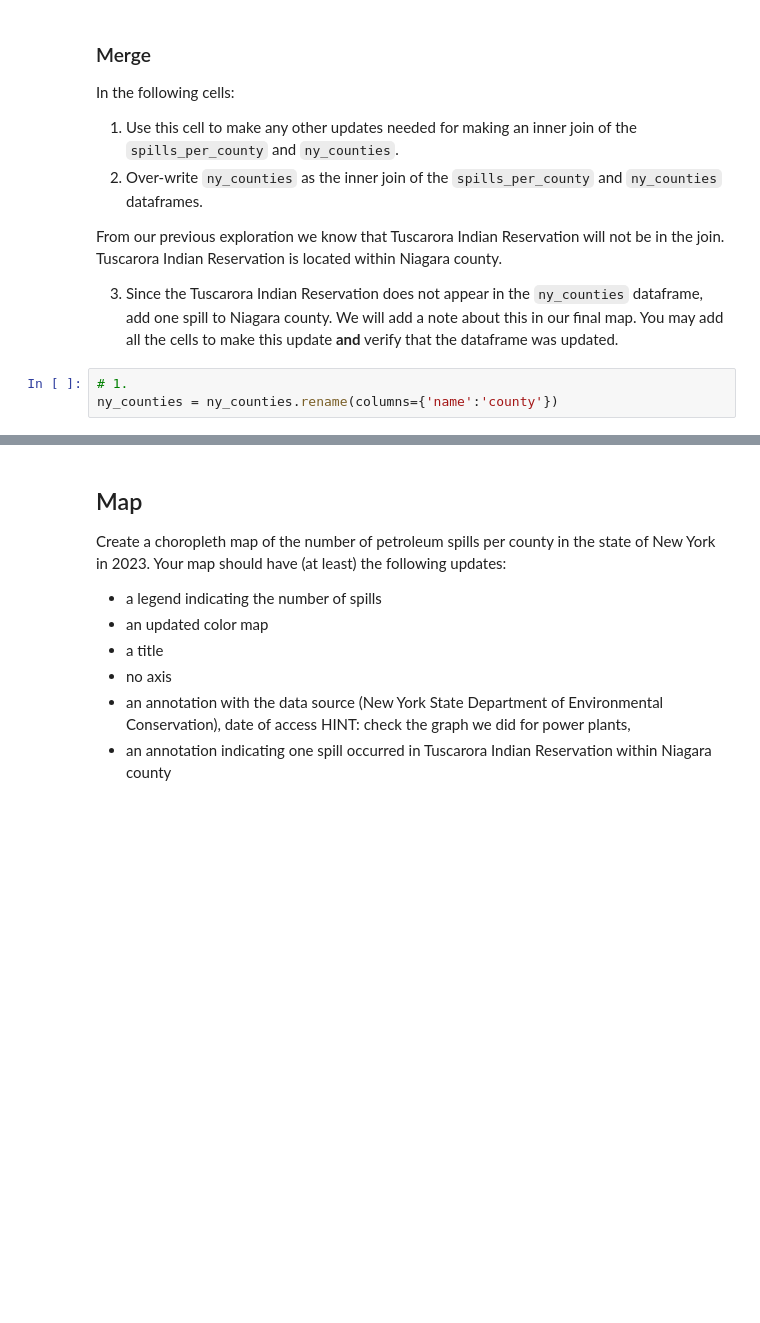
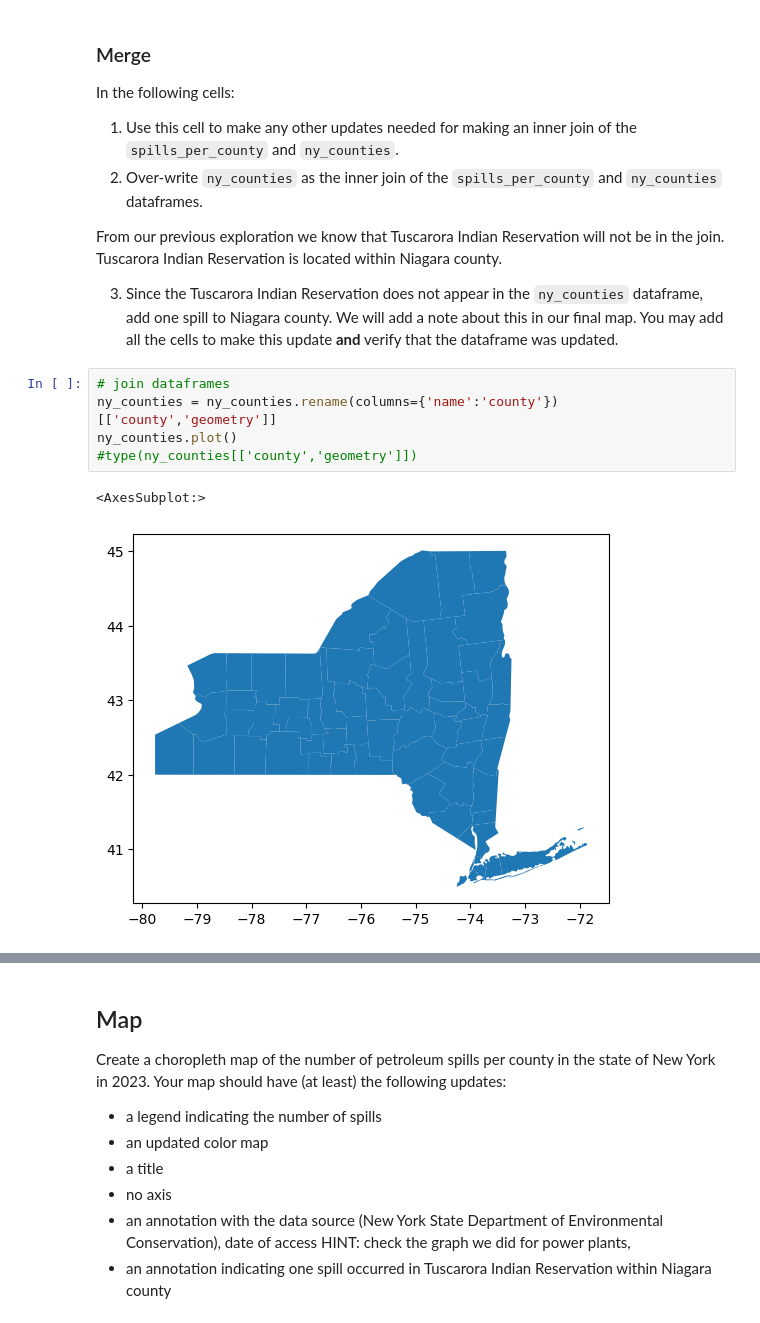
Before and after one commit to carmengg/eds220-oil-spills-sample-repo, a Jupyter notebook: NY-state-spills-per-county.ipynb, the cells around one changed output, grey strips where cells are left out. Drawn from its saved outputs; the diff is of its cells as text; blank space fills up the shorter version.

```diff
--- a/NY-state-spills-per-county.ipynb
+++ b/NY-state-spills-per-county.ipynb
@@ -305,6 +286,11 @@ From our previous exploration we know that Tuscarora Indian Reservation will not
 
 3. Since the Tuscarora Indian Reservation does not appear in the `ny_counties` dataframe, add one spill to Niagara county. We will add a note about this in our final map. You may add all the cells to make this update **and** verify that the dataframe was updated.
 # %%
-# 1.
-ny_counties = ny_counties.rename(columns={'name':'county'})
+# join dataframes
+ny_counties = ny_counties.rename(columns={'name':'county'})[['county','geometry']]
+ny_counties.plot()
+#type(ny_counties[['county','geometry']])
+# %% [output]
+<AxesSubplot:>
+[figure, added]
 # %%
```
Also changed, not shown: parts of 18 cells of this notebook.
